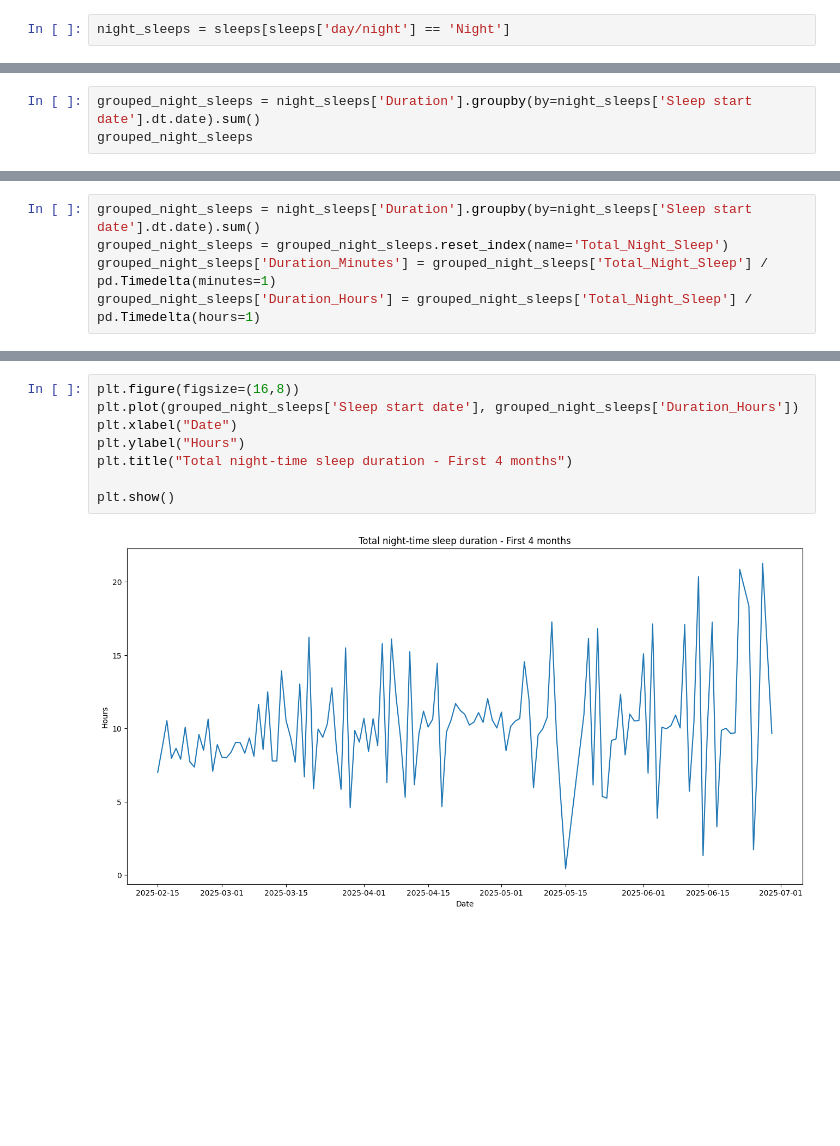
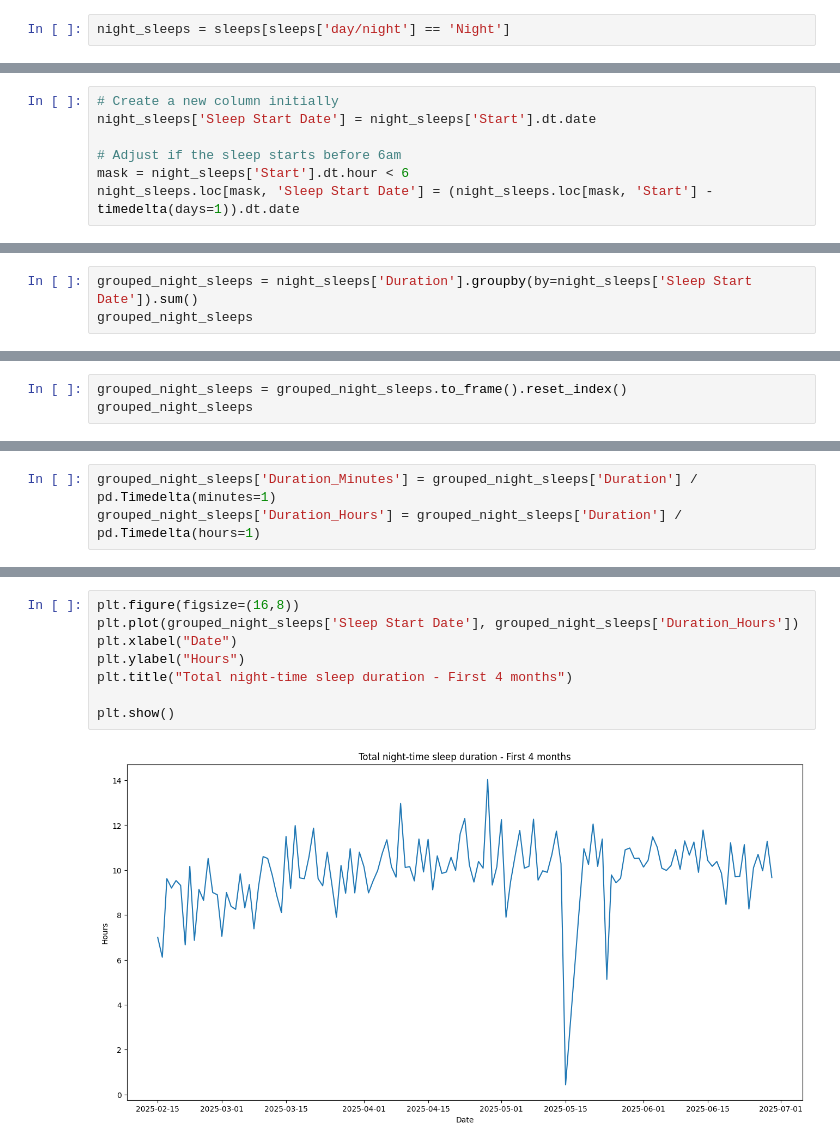
Before and after one commit to trow-land/Data-Science, a Jupyter notebook: Baby Progress/baby_data_analysis.ipynb, the cells around one changed output, grey strips where cells are left out. Saved outputs shown, nothing was run; the diff lists cells and outputs as text; blank space fills up the shorter version.

Commit message:
Night time Sleep and number of night sleeps

```diff
--- a/Baby Progress/baby_data_analysis.ipynb
+++ b/Baby Progress/baby_data_analysis.ipynb
@@ -241,0 +243,7 @@ See the caveats in the documentation: https://pandas.pydata.org/pandas-docs/stab
+# %%
+# Create a new column initially
+night_sleeps['Sleep Start Date'] = night_sleeps['Start'].dt.date
+
+# Adjust if the sleep starts before 6am
+mask = night_sleeps['Start'].dt.hour < 6
+night_sleeps.loc[mask, 'Sleep Start Date'] = (night_sleeps.loc[mask, 'Start'] - timedelta(days=1)).dt.date
@@ -247,4 +278,4 @@ test
 # %%
-grouped_night_sleeps = night_sleeps['Duration'].groupby(by=night_sleeps['Sleep start date'].dt.date).sum()
+grouped_night_sleeps = night_sleeps['Duration'].groupby(by=night_sleeps['Sleep Start Date']).sum()
 grouped_night_sleeps
 # %% [output]
@@ -263,0 +295,3 @@ Name: Duration, Length: 130, dtype: timedelta64[ns]
+# %%
+grouped_night_sleeps = grouped_night_sleeps.to_frame().reset_index()
+grouped_night_sleeps
@@ -264,5 +314,3 @@ Name: Duration, Length: 130, dtype: timedelta64[ns]
 # %%
-grouped_night_sleeps = night_sleeps['Duration'].groupby(by=night_sleeps['Sleep start date'].dt.date).sum()
-grouped_night_sleeps = grouped_night_sleeps.reset_index(name='Total_Night_Sleep')
-grouped_night_sleeps['Duration_Minutes'] = grouped_night_sleeps['Total_Night_Sleep'] / pd.Timedelta(minutes=1)
-grouped_night_sleeps['Duration_Hours'] = grouped_night_sleeps['Total_Night_Sleep'] / pd.Timedelta(hours=1)
+grouped_night_sleeps['Duration_Minutes'] = grouped_night_sleeps['Duration'] / pd.Timedelta(minutes=1)
+grouped_night_sleeps['Duration_Hours'] = grouped_night_sleeps['Duration'] / pd.Timedelta(hours=1)
@@ -285,10 +317,10 @@ night_sleeps[['Start', 'End', 'Sleep start date']]
 # %%
 plt.figure(figsize=(16,8))
-plt.plot(grouped_night_sleeps['Sleep start date'], grouped_night_sleeps['Duration_Hours'])
+plt.plot(grouped_night_sleeps['Sleep Start Date'], grouped_night_sleeps['Duration_Hours'])
 plt.xlabel("Date")
 plt.ylabel("Hours")
 plt.title("Total night-time sleep duration - First 4 months")
 
 plt.show()
 # %% [output]
-[figure, old version]
+[figure, new version]
```
Also changed, not shown: parts of 13 cells of this notebook.
